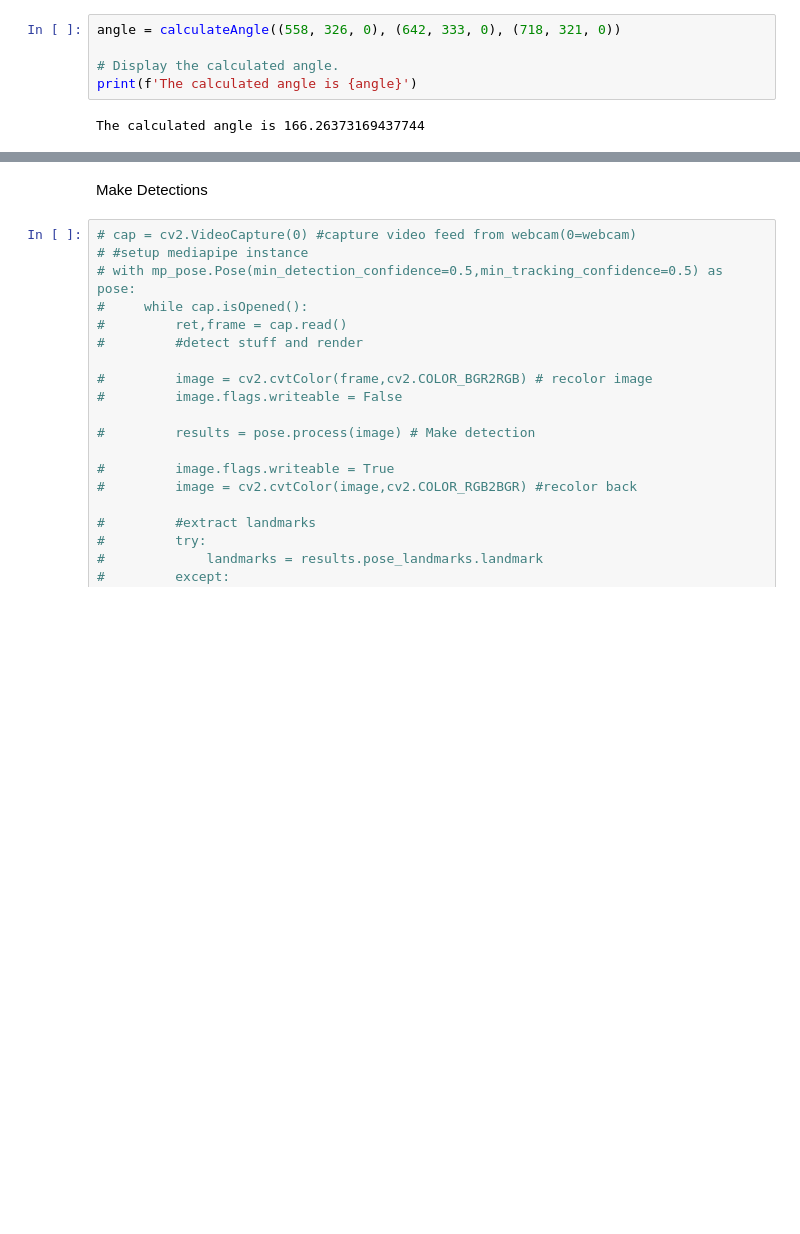
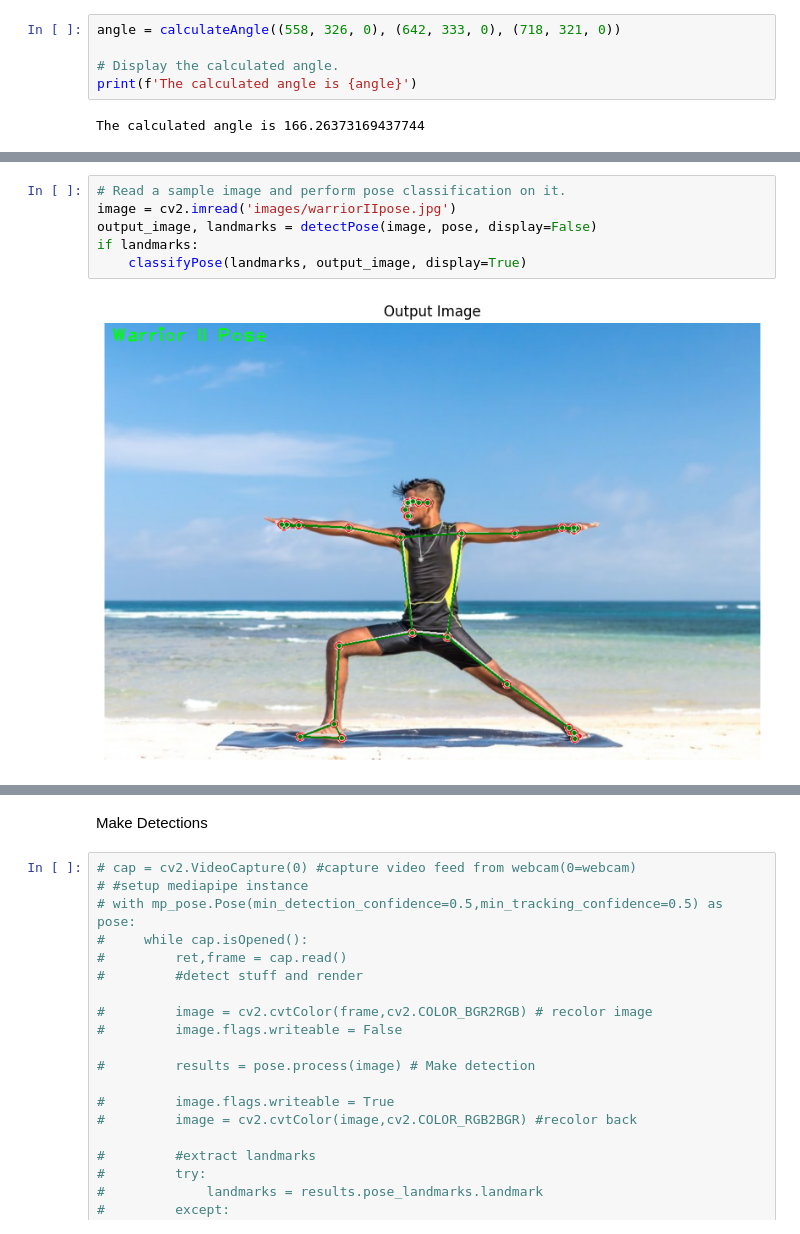
Before and after one commit to TharinduLiyanage/Real-Time-Cricket-shot-correction, a Jupyter notebook: Pose_Estimation.ipynb, the cells around one changed output, grey strips where cells are left out. Saved outputs shown, nothing was run; the diff lists cells and outputs as text; blank space fills up the shorter version.

```diff
--- a/Pose_Estimation.ipynb
+++ b/Pose_Estimation.ipynb
@@ -270,3 +359,11 @@ def classifyPose(landmarks, output_image, display=False):
+# %%
+# Read a sample image and perform pose classification on it.
+image = cv2.imread('images/warriorIIpose.jpg')
+output_image, landmarks = detectPose(image, pose, display=False)
+if landmarks:
+    classifyPose(landmarks, output_image, display=True)
+# %% [output]
+[figure, added]
 # %%
 # Setup Pose function for video.
 pose_video = mp_pose.Pose(static_image_mode=False, min_detection_confidence=0.5, model_complexity=1)
```
Also changed, not shown: parts of 3 cells of this notebook, 1 other file.
